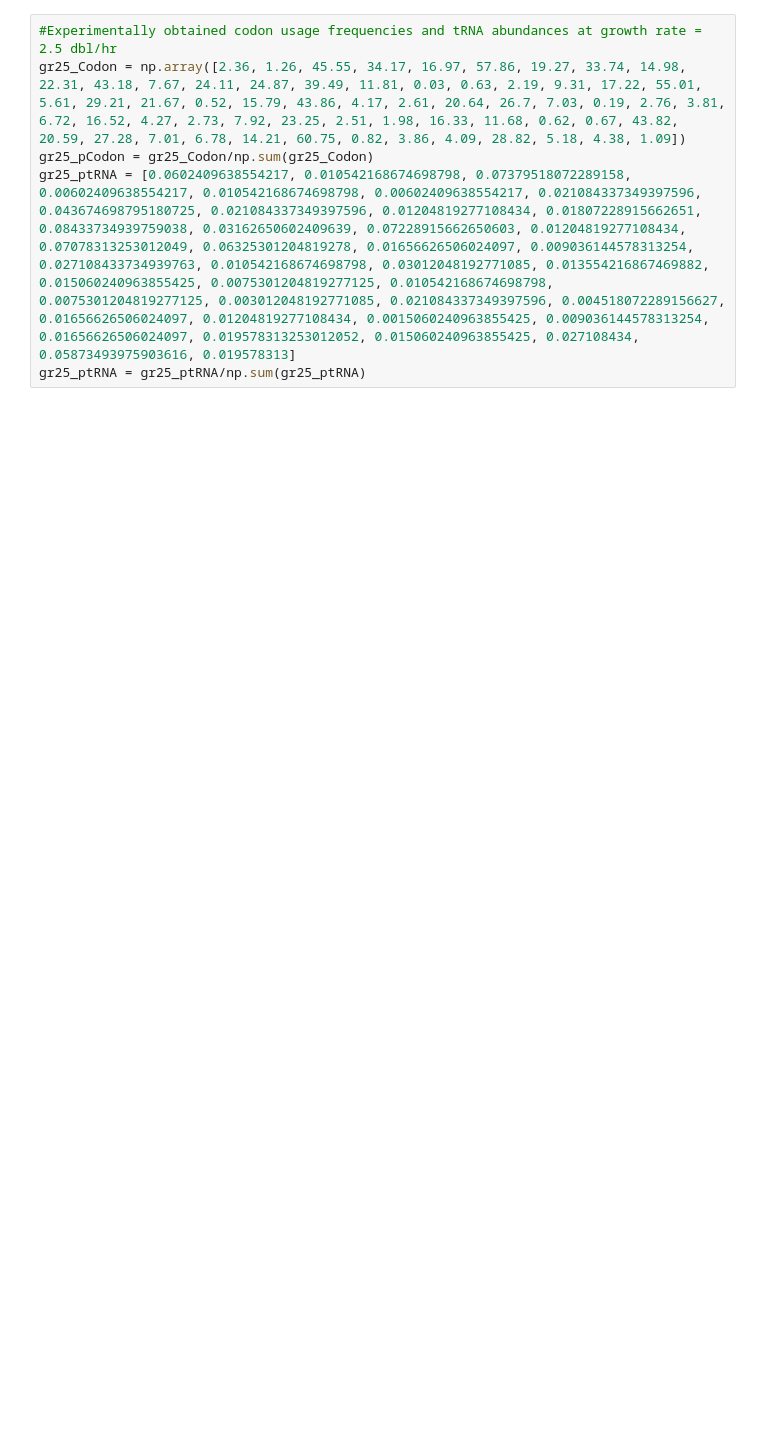
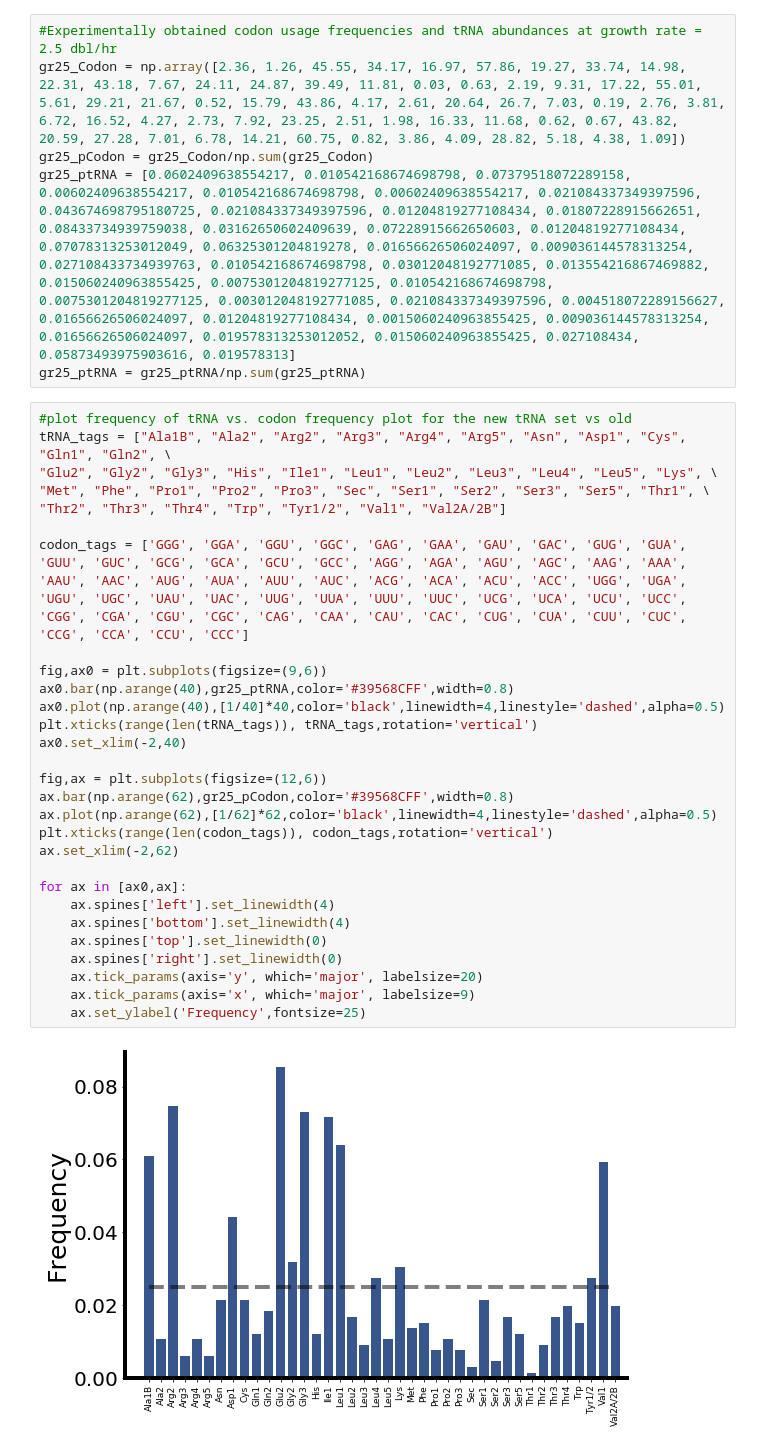
Before and after one commit to EndyLab/tRNACAD, a Jupyter notebook: tRNACodonDistributions.ipynb, the cells around one changed output. Cells and saved outputs as stored; diff of their text form; blank space fills up the shorter version.

```diff
--- a/tRNACodonDistributions.ipynb
+++ b/tRNACodonDistributions.ipynb
@@ -60,3 +56,34 @@ gr25_Codon = np.array([2.36, 1.26, 45.55, 34.17, 16.97, 57.86, 19.27, 33.74, 14.
 gr25_pCodon = gr25_Codon/np.sum(gr25_Codon)
 gr25_ptRNA = [0.0602409638554217, 0.010542168674698798, 0.07379518072289158, 0.00602409638554217, 0.010542168674698798, 0.00602409638554217, 0.021084337349397596, 0.043674698795180725, 0.021084337349397596, 0.01204819277108434, 0.01807228915662651, 0.08433734939759038, 0.03162650602409639, 0.07228915662650603, 0.01204819277108434, 0.07078313253012049, 0.06325301204819278, 0.01656626506024097, 0.009036144578313254, 0.027108433734939763, 0.010542168674698798, 0.03012048192771085, 0.013554216867469882, 0.015060240963855425, 0.0075301204819277125, 0.010542168674698798, 0.0075301204819277125, 0.003012048192771085, 0.021084337349397596, 0.004518072289156627, 0.01656626506024097, 0.01204819277108434, 0.0015060240963855425, 0.009036144578313254, 0.01656626506024097, 0.019578313253012052, 0.015060240963855425, 0.027108434, 0.05873493975903616, 0.019578313]
 gr25_ptRNA = gr25_ptRNA/np.sum(gr25_ptRNA)
+# %%
+#plot frequency of tRNA vs. codon frequency plot for the new tRNA set vs old
+tRNA_tags = ["Ala1B", "Ala2", "Arg2", "Arg3", "Arg4", "Arg5", "Asn", "Asp1", "Cys", "Gln1", "Gln2", \
+"Glu2", "Gly2", "Gly3", "His", "Ile1", "Leu1", "Leu2", "Leu3", "Leu4", "Leu5", "Lys", \
+"Met", "Phe", "Pro1", "Pro2", "Pro3", "Sec", "Ser1", "Ser2", "Ser3", "Ser5", "Thr1", \
+"Thr2", "Thr3", "Thr4", "Trp", "Tyr1/2", "Val1", "Val2A/2B"]
+
+codon_tags = ['GGG', 'GGA', 'GGU', 'GGC', 'GAG', 'GAA', 'GAU', 'GAC', 'GUG', 'GUA', 'GUU', 'GUC', 'GCG', 'GCA', 'GCU', 'GCC', 'AGG', 'AGA', 'AGU', 'AGC', 'AAG', 'AAA', 'AAU', 'AAC', 'AUG', 'AUA', 'AUU', 'AUC', 'ACG', 'ACA', 'ACU', 'ACC', 'UGG', 'UGA', 'UGU', 'UGC', 'UAU', 'UAC', 'UUG', 'UUA', 'UUU', 'UUC', 'UCG', 'UCA', 'UCU', 'UCC', 'CGG', 'CGA', 'CGU', 'CGC', 'CAG', 'CAA', 'CAU', 'CAC', 'CUG', 'CUA', 'CUU', 'CUC', 'CCG', 'CCA', 'CCU', 'CCC']
+
+fig,ax0 = plt.subplots(figsize=(9,6))
+ax0.bar(np.arange(40),gr25_ptRNA,color='#39568CFF',width=0.8)
+ax0.plot(np.arange(40),[1/40]*40,color='black',linewidth=4,linestyle='dashed',alpha=0.5)
+plt.xticks(range(len(tRNA_tags)), tRNA_tags,rotation='vertical')
+ax0.set_xlim(-2,40)
+
+fig,ax = plt.subplots(figsize=(12,6))
+ax.bar(np.arange(62),gr25_pCodon,color='#39568CFF',width=0.8)
+ax.plot(np.arange(62),[1/62]*62,color='black',linewidth=4,linestyle='dashed',alpha=0.5)
+plt.xticks(range(len(codon_tags)), codon_tags,rotation='vertical')
+ax.set_xlim(-2,62)
+
+for ax in [ax0,ax]:
+    ax.spines['left'].set_linewidth(4)
+    ax.spines['bottom'].set_linewidth(4)
+    ax.spines['top'].set_linewidth(0)
+    ax.spines['right'].set_linewidth(0)
+    ax.tick_params(axis='y', which='major', labelsize=20)
+    ax.tick_params(axis='x', which='major', labelsize=9)
+    ax.set_ylabel('Frequency',fontsize=25)
+# %% [output]
+[figure, added]
```
Also changed, not shown: parts of 10 cells of this notebook, 7 other files.
